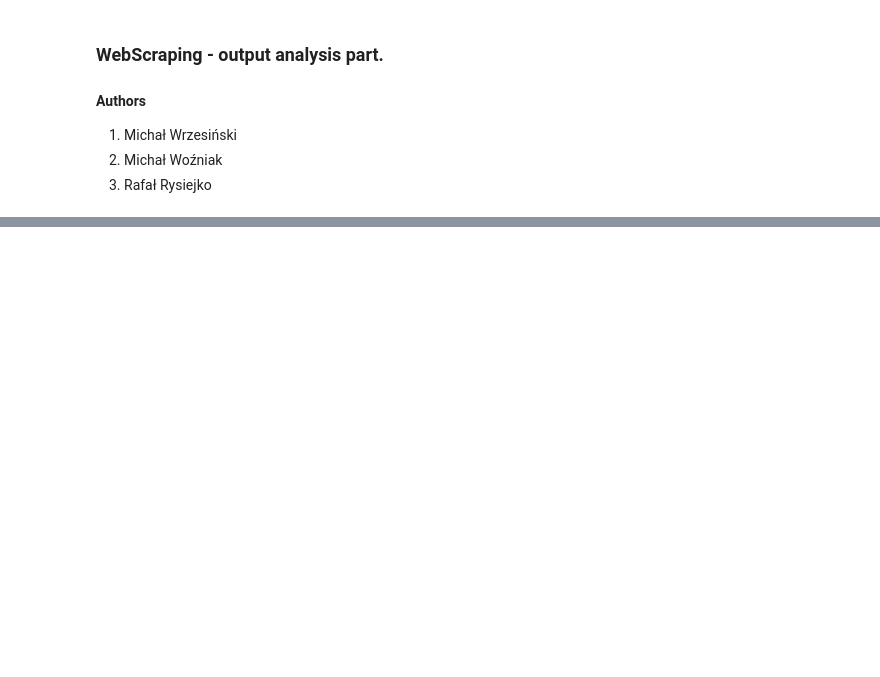
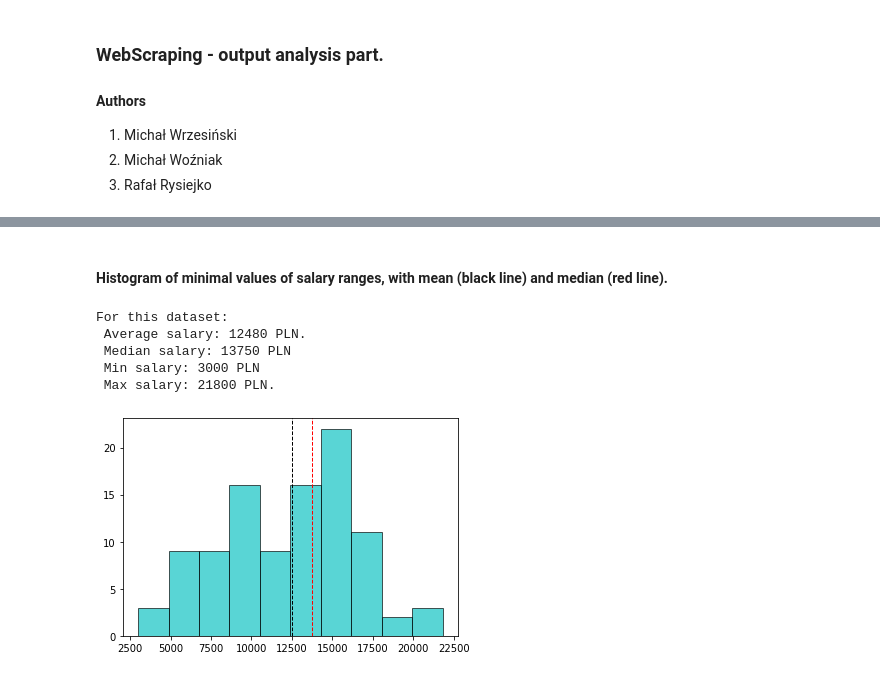
Before and after one commit to michaelwozniak/web_scraping, a Jupyter notebook: project_selenium/Visualizations.ipynb, the cells around one changed output, grey strips where cells are left out. Saved outputs shown, nothing was run; the diff lists cells and outputs as text; code cells hidden in the pictures; blank space fills up the shorter version.

Commit message:
visualizations done

```diff
--- a/project_selenium/Visualizations.ipynb
+++ b/project_selenium/Visualizations.ipynb
@@ -56,5 +57,5 @@ df.head()
 # %%
-df1=df
+df1=df.copy()
 # %%
 # Converting salaries in foreign currency to PLN
 USD=4.21
@@ -71,3 +72,7 @@ df1.head()
 | 2 | 2 | https://justjoin.it/offers/el-pas... | Junior Android Developer | EL Passion | 50+ | b2b | junior | ... |
 | 3 | 3 | https://justjoin.it/offers/sunscr... | Fullstack Engineer | Sunscrapers Sp. z o. o. | 40-45 | b2b | mid | ... |
 | 4 | 4 | https://justjoin.it/offers/risene... | Junior PHP Developer | Risenet Sp. z o.o. | 5 - 10 | b2b | junior | ... |
+# %%
+# Converting USD to PLN
+df1.loc[df.salary.str.contains('USD'),['min','max']]*=USD
+df1.loc[df.salary.str.contains('EUR'),['min','max']]*=EUR
@@ -73,0 +93,5 @@ df1.head()
+# %%
+df2 = df1.copy()
+# %%
+### Adding a mean of each salary bracket
+df2['mean'] = df[['min', 'max']].mean(axis=1)
@@ -73,0 +112,15 @@ df1.head()
+# %% [markdown]
+####  Histogram of minimal values of salary ranges, with mean (black line) and median (red line).
+# %%
+result = plt.hist(df2['min'], bins=10, color='c', edgecolor='k', alpha=0.65)
+plt.axvline(df2['min'].mean(), color='k', linestyle='dashed', linewidth=1)
+plt.axvline(df2['min'].median(), color='r', linestyle='dashed', linewidth=1)
+
+print(f"For this dataset: \n Average salary: {df2['min'].mean():.0f} PLN. \n Median salary: {df2['min'].median():.0f} PLN \n Min salary: {df2['min'].min():.0f} PLN \n Max salary: {df2['min'].max():.0f} PLN.")
+# %% [output]
+For this dataset:
+ Average salary: 12480 PLN.
+ Median salary: 13750 PLN
+ Min salary: 3000 PLN
+ Max salary: 21800 PLN.
+[figure, added]
```
Also changed, not shown: parts of 29 cells of this notebook.
